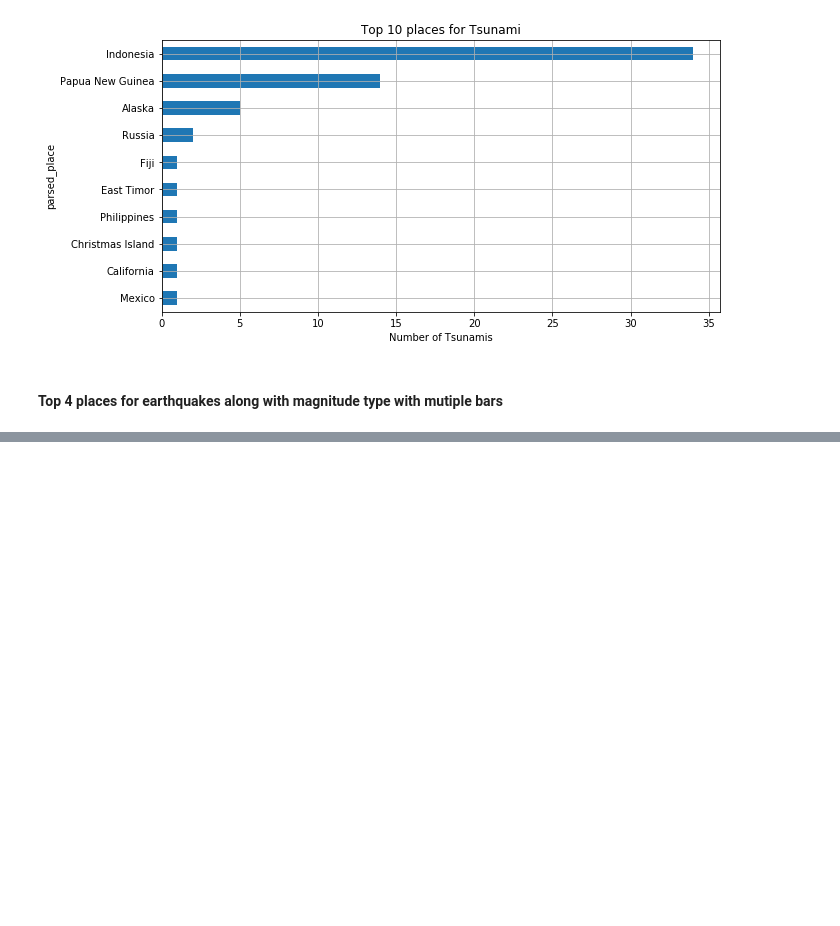
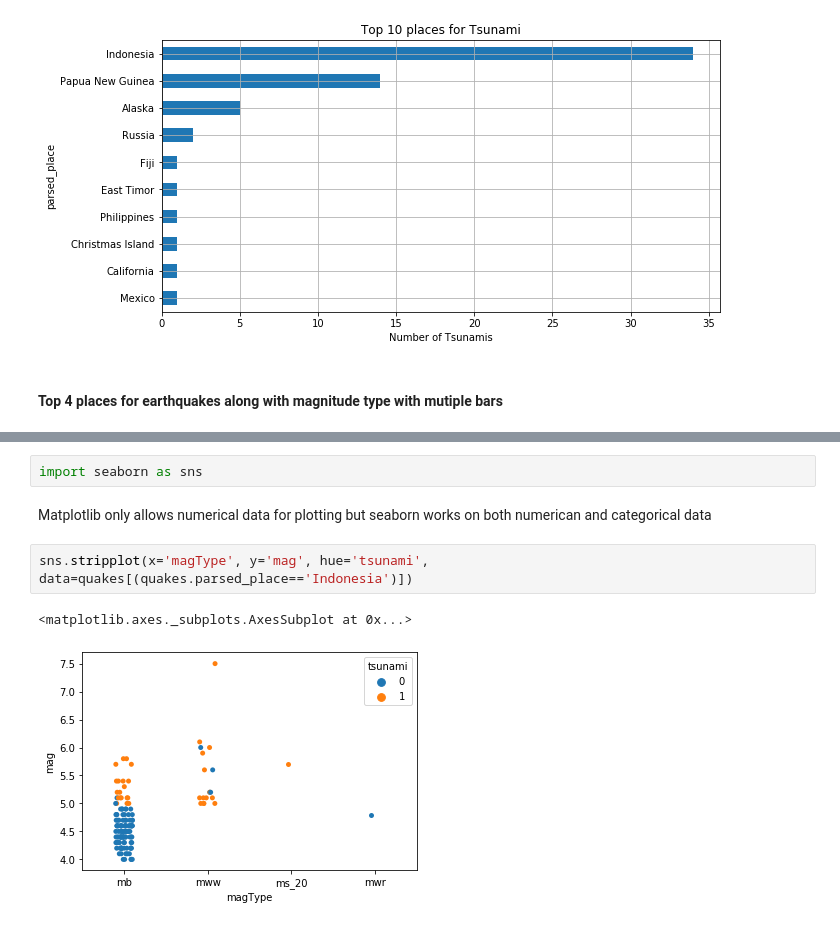
Before and after one commit to adityarj-pazuzu/Data-Visualization, a Jupyter notebook: Data Visualization using Matplotlib and Seaborn.ipynb, the cells around one changed output, grey strips where cells are left out. Saved outputs shown, nothing was run; the diff lists cells and outputs as text; blank space fills up the shorter version.

```diff
--- a/Data Visualization using Matplotlib and Seaborn.ipynb
+++ b/Data Visualization using Matplotlib and Seaborn.ipynb
@@ -200,0 +251,9 @@ Text(0.5, 0, 'Number of Tsunamis')
+# %%
+import seaborn as sns
+# %% [markdown]
+Matplotlib only allows numerical data for plotting but seaborn works on both numerican and categorical data
+# %%
+sns.stripplot(x='magType', y='mag', hue='tsunami', data=quakes[(quakes.parsed_place=='Indonesia')])
+# %% [output]
+<matplotlib.axes._subplots.AxesSubplot at 0x...>
+[figure, added]
```
Also changed, not shown: parts of 26 cells of this notebook.
